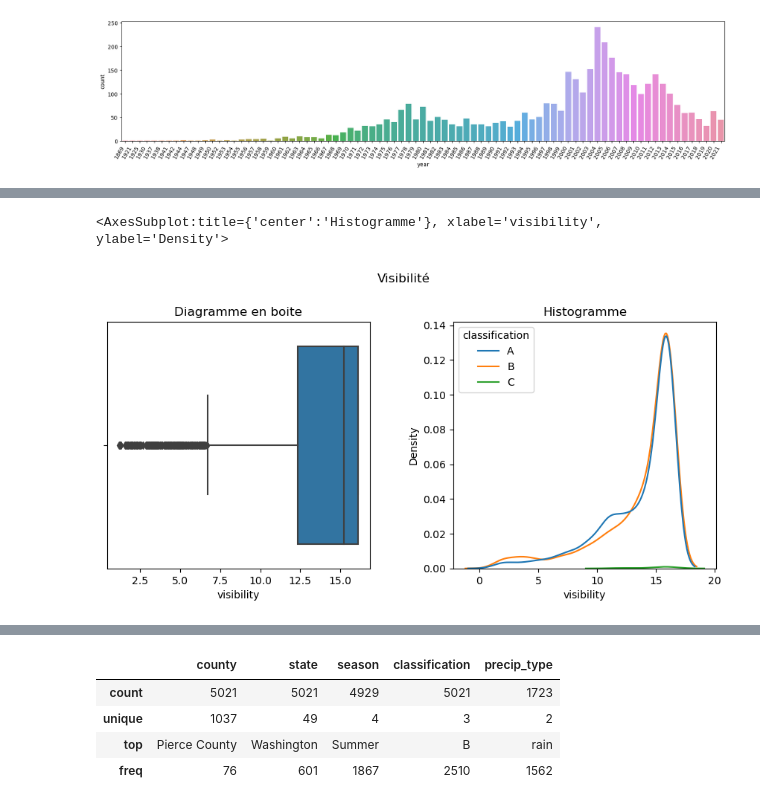
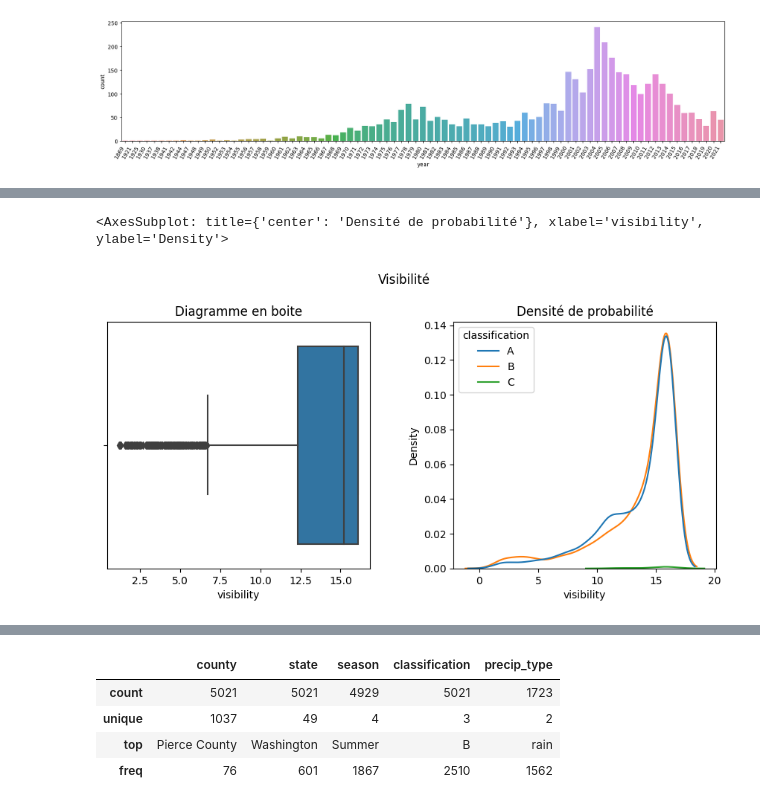
Before and after one commit to MiguelLaura/bigfoot, a Jupyter notebook: bigfoot_exploration.ipynb, the cells around one changed output, grey strips where cells are left out. Drawn from its saved outputs; the diff is of its cells as text; code cells hidden in the pictures.

```diff
--- a/bigfoot_exploration.ipynb
+++ b/bigfoot_exploration.ipynb
@@ -498,21 +500,21 @@ sns.histplot(ax=axes[1], x="pressure", data = bigfoot)
 [figure]
 # %%
-# A très bonne visibilité, classe B est à niveau quasiment égal avec la classe A et peut même surpasser.
-# Il existe des témoignages à moyennes et mauvaise visibilité même si ils sont moins nombreux.
+# A très bonne visibilité, class B est à niveau quasiment égal avec la class A et peut même surpasser.
+# Il existe des témoignages à moyennes et mauvaise visibilité même s'ils sont moins nombreux.
 # A noter que pour une mauvaise visibilité, il y a tout de même des class A
 
 fig, axes = plt.subplots(ncols = 2, figsize=(10, 5))
 fig.tight_layout(pad=5.0)
 fig.suptitle("Visibilité")
 
 axes[0].set_title("Diagramme en boite")
 sns.boxplot(ax=axes[0], x="visibility", data = bigfoot)
 
-axes[1].set_title("Histogramme")
+axes[1].set_title("Densité de probabilité")
 sns.kdeplot(data=bigfoot, x="visibility", hue="classification")
 # %% [output]
-<AxesSubplot:title={'center':'Histogramme'}, xlabel='visibility', ylabel='Density'>
+<AxesSubplot: title={'center': 'Densité de probabilité'}, xlabel='visibility', ylabel='Density'>
-[figure, old version]
+[figure, new version]
 # %%
 # Plutôt un vent du sud-ouest (environ 200°), moins un vent du nord-est (environ 45°)
 
```
Also changed, not shown: parts of 23 cells of this notebook, 2 other files.
